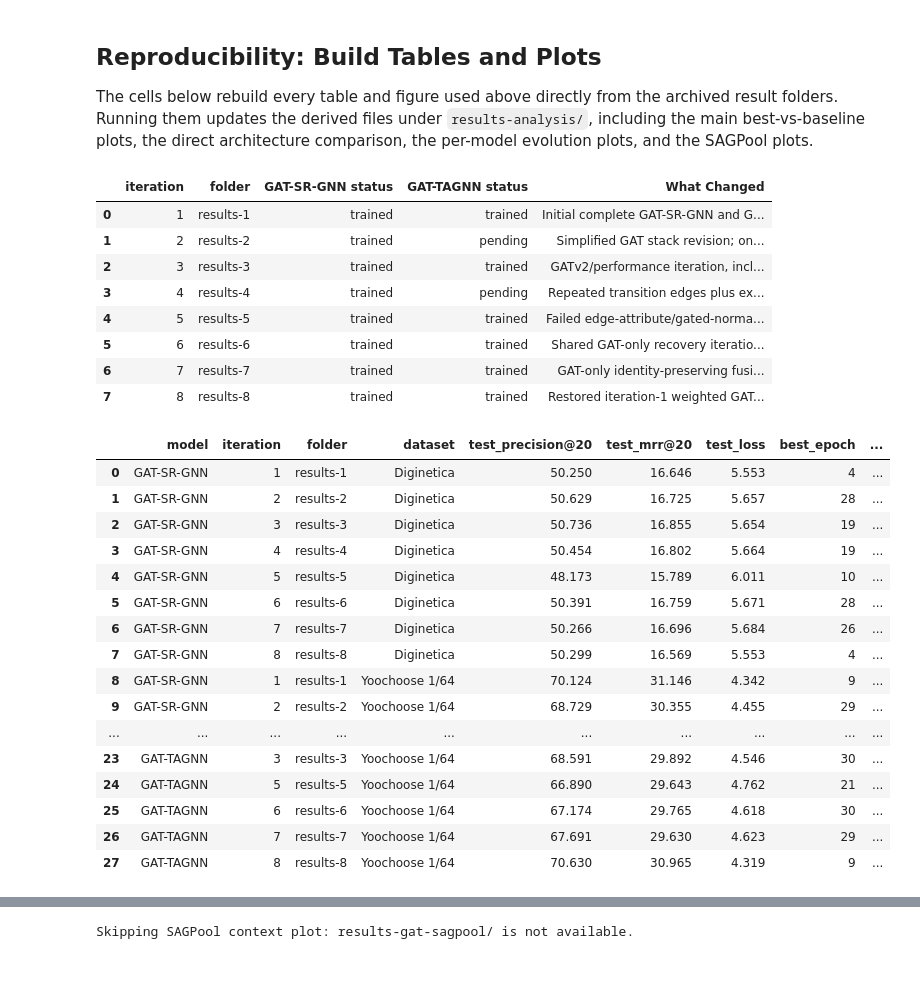
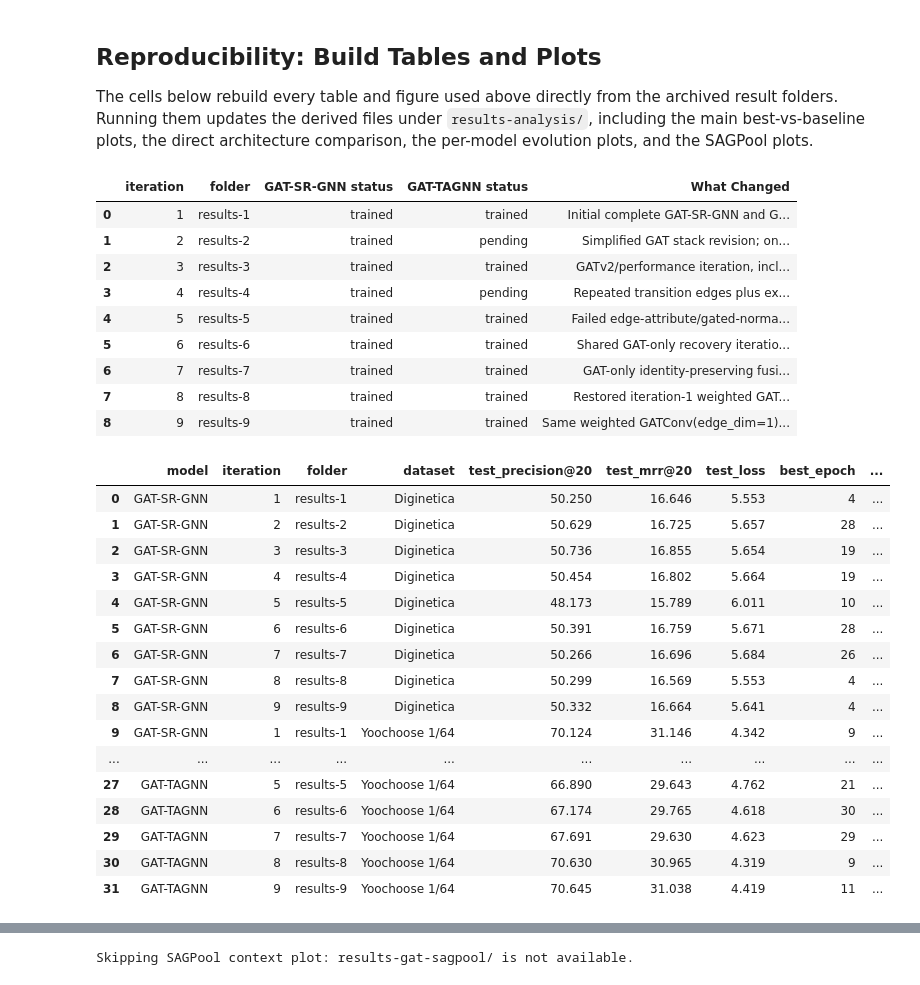
Before and after one commit to karolbystrek/Session-based-Recommendation-with-Graph-Attention-Networks, a Jupyter notebook: results_analysis.ipynb, the cells around one changed output, grey strips where cells are left out. Drawn from its saved outputs; the diff is of its cells as text; code cells hidden in the pictures.

Commit message:
add iteration 9 results

```diff
--- a/results_analysis.ipynb
+++ b/results_analysis.ipynb
@@ -224,33 +230,35 @@ ITERATIONS = [
     {"iteration": 6, "folder": "results-6", "GAT-SR-GNN status": "trained", "GAT-TAGNN status": "trained", "What Changed": "Shared GAT-only recovery iteration with repeated transition edges by default, no scalar edge_attr, GATv2Conv, plain residual and one layer; SR-GNN/TAGNN readouts unchanged."},
     {"iteration": 7, "folder": "results-7", "GAT-SR-GNN status": "trained", "GAT-TAGNN status": "trained", "What Changed": "GAT-only identity-preserving fusion: same iteration-6 GATv2 stack, then add original item embedding after direction fusion; SR-GNN/TAGNN readouts unchanged."},
     {"iteration": 8, "folder": "results-8", "GAT-SR-GNN status": "trained", "GAT-TAGNN status": "trained", "What Changed": "Restored iteration-1 weighted GATConv(edge_dim=1) architecture from commit 7bff12d with mild dropout 0.15; both direct branches trained in results-8."},
+    {"iteration": 9, "folder": "results-9", "GAT-SR-GNN status": "trained", "GAT-TAGNN status": "trained", "What Changed": "Same weighted GATConv(edge_dim=1) architecture as iteration 8, but uses dropout 0.10 plus small label smoothing 0.01 via r5_restored_baseline_label_smoothing; both direct branches trained in results-9."},
 ]
 iteration_status = pd.DataFrame(ITERATIONS)
 iteration_status.to_csv(PRESENTATION_DIR / "iteration_status.csv", index=False)
 
 REFERENCE_BY_MODEL = {"GAT-SR-GNN": "SR-GNN", "GAT-TAGNN": "TAGNN", "GAT-SAGPool": "SR-GNN"}
 COMPARISON_NOTE = {
     "GAT-SR-GNN": "direct SR-GNN readout comparison",
     "GAT-TAGNN": "direct TAGNN readout comparison",
     "GAT-SAGPool": "contextual graph-session baseline; SAGPool is a different readout",
 }
 DATASET_KEY = {"Yoochoose 1/64": "yoochoose_1_64", "Diginetica": "diginetica"}
 EXPECTED_RESULT_COLUMNS = [
     "model", "iteration", "folder", "dataset", "test_precision@20", "test_mrr@20", "test_loss",
     "best_epoch", "best_validation_precision@20", "best_validation_mrr@20", "train_examples",
     "validation_examples", "test_examples", "num_items", "checkpoint_path",
 ]
 iteration_status
 # %% [output]
 |  | iteration | folder | GAT-SR-GNN status | GAT-TAGNN status | What Changed |
 | 0 | 1 | results-1 | trained | trained | Initial complete GAT-SR-GNN and G... |
 | 1 | 2 | results-2 | trained | pending | Simplified GAT stack revision; on... |
 | 2 | 3 | results-3 | trained | trained | GATv2/performance iteration, incl... |
 | 3 | 4 | results-4 | trained | pending | Repeated transition edges plus ex... |
 | 4 | 5 | results-5 | trained | trained | Failed edge-attribute/gated-norma... |
 | 5 | 6 | results-6 | trained | trained | Shared GAT-only recovery iteratio... |
 | 6 | 7 | results-7 | trained | trained | GAT-only identity-preserving fusi... |
 | 7 | 8 | results-8 | trained | trained | Restored iteration-1 weighted GAT... |
+| 8 | 9 | results-9 | trained | trained | Same weighted GATConv(edge_dim=1)... |
 # %%
 def load_result_file(path, model, iteration, folder):
     if not path.is_file():
@@ -298,14 +306,14 @@ all_runs
 | 5 | GAT-SR-GNN | 6 | results-6 | Diginetica | 50.391 | 16.759 | 5.671 | 28 | ... |
 | 6 | GAT-SR-GNN | 7 | results-7 | Diginetica | 50.266 | 16.696 | 5.684 | 26 | ... |
 | 7 | GAT-SR-GNN | 8 | results-8 | Diginetica | 50.299 | 16.569 | 5.553 | 4 | ... |
-| 8 | GAT-SR-GNN | 1 | results-1 | Yoochoose 1/64 | 70.124 | 31.146 | 4.342 | 9 | ... |
-| 9 | GAT-SR-GNN | 2 | results-2 | Yoochoose 1/64 | 68.729 | 30.355 | 4.455 | 29 | ... |
+| 8 | GAT-SR-GNN | 9 | results-9 | Diginetica | 50.332 | 16.664 | 5.641 | 4 | ... |
+| 9 | GAT-SR-GNN | 1 | results-1 | Yoochoose 1/64 | 70.124 | 31.146 | 4.342 | 9 | ... |
 | ... | ... | ... | ... | ... | ... | ... | ... | ... | ... |
-| 23 | GAT-TAGNN | 3 | results-3 | Yoochoose 1/64 | 68.591 | 29.892 | 4.546 | 30 | ... |
-| 24 | GAT-TAGNN | 5 | results-5 | Yoochoose 1/64 | 66.890 | 29.643 | 4.762 | 21 | ... |
-| 25 | GAT-TAGNN | 6 | results-6 | Yoochoose 1/64 | 67.174 | 29.765 | 4.618 | 30 | ... |
-| 26 | GAT-TAGNN | 7 | results-7 | Yoochoose 1/64 | 67.691 | 29.630 | 4.623 | 29 | ... |
-| 27 | GAT-TAGNN | 8 | results-8 | Yoochoose 1/64 | 70.630 | 30.965 | 4.319 | 9 | ... |
+| 27 | GAT-TAGNN | 5 | results-5 | Yoochoose 1/64 | 66.890 | 29.643 | 4.762 | 21 | ... |
+| 28 | GAT-TAGNN | 6 | results-6 | Yoochoose 1/64 | 67.174 | 29.765 | 4.618 | 30 | ... |
+| 29 | GAT-TAGNN | 7 | results-7 | Yoochoose 1/64 | 67.691 | 29.630 | 4.623 | 29 | ... |
+| 30 | GAT-TAGNN | 8 | results-8 | Yoochoose 1/64 | 70.630 | 30.965 | 4.319 | 9 | ... |
+| 31 | GAT-TAGNN | 9 | results-9 | Yoochoose 1/64 | 70.645 | 31.038 | 4.419 | 11 | ... |
 # %%
 best_rows = []
 for (model, dataset), group in all_runs.groupby(["model", "dataset"], sort=False):
```
Also changed, not shown: parts of 11 cells of this notebook, 36 other files.
